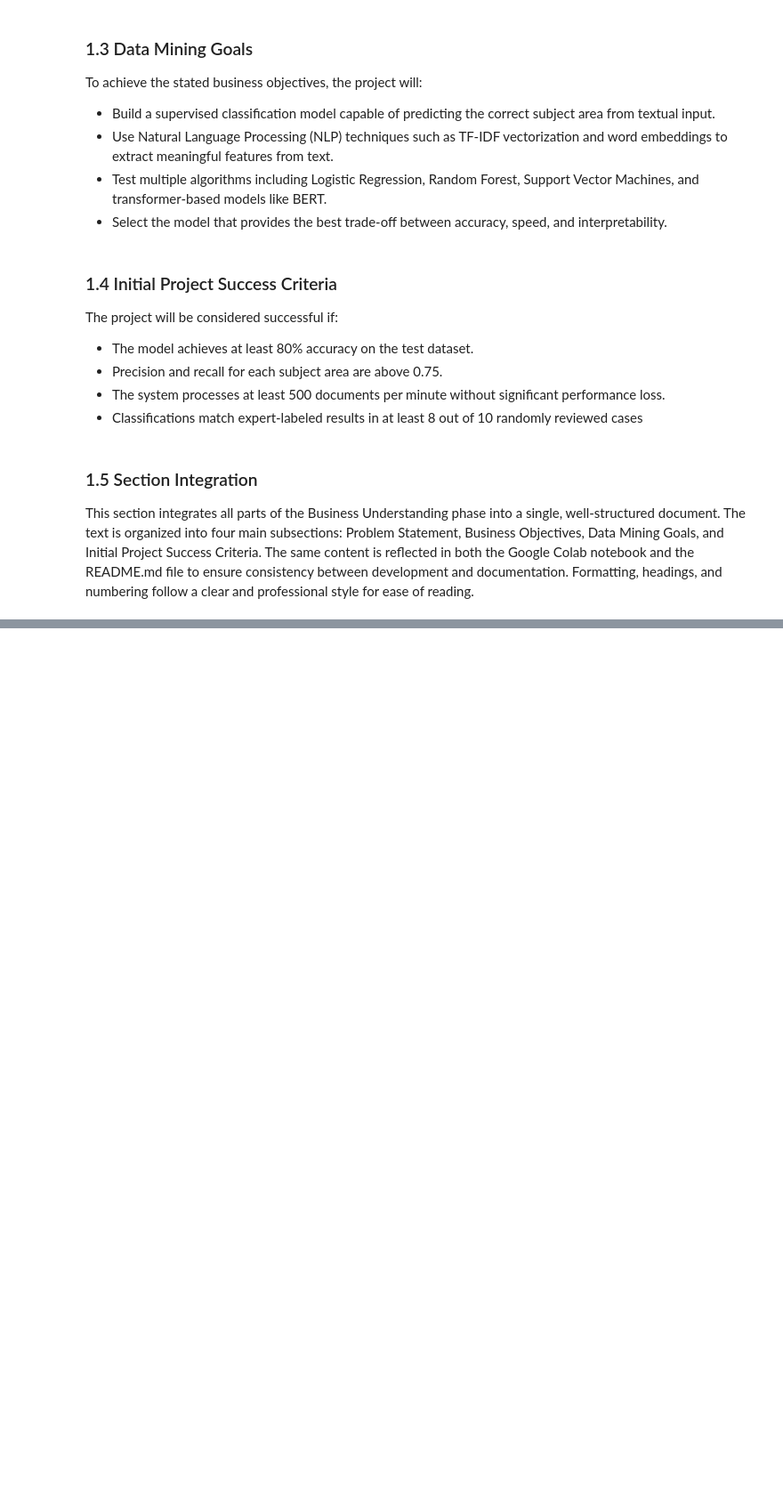
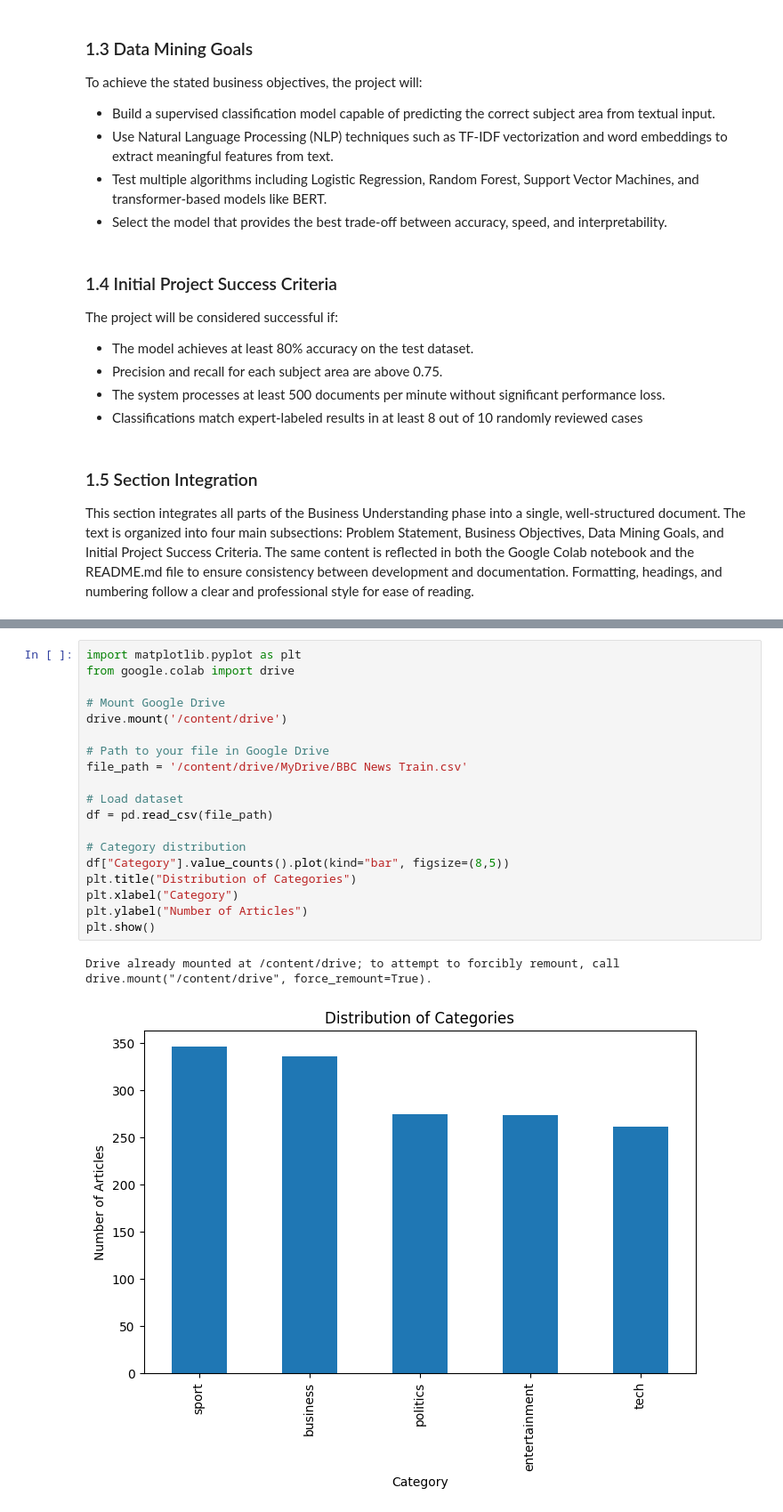
Before and after one commit to George-banda/Blood-donation-web, a Jupyter notebook: classification_of_domain_subject_area_reference.ipynb, the cells around one changed output, grey strips where cells are left out. Shown at 89% size. Drawn from its saved outputs; the diff is of its cells as text; blank space fills up the shorter version.

```diff
--- a/classification_of_domain_subject_area_reference.ipynb
+++ b/classification_of_domain_subject_area_reference.ipynb
@@ -59,0 +167,22 @@ FileNotFoundError: [Errno 2] No such file or directory: '/content/drive/MyDrive/
+# %%
+import matplotlib.pyplot as plt
+from google.colab import drive
+
+# Mount Google Drive
+drive.mount('/content/drive')
+
+# Path to your file in Google Drive
+file_path = '/content/drive/MyDrive/BBC News Train.csv'
+
+# Load dataset
+df = pd.read_csv(file_path)
+
+# Category distribution
+df["Category"].value_counts().plot(kind="bar", figsize=(8,5))
+plt.title("Distribution of Categories")
+plt.xlabel("Category")
+plt.ylabel("Number of Articles")
+plt.show()
+# %% [output]
+Drive already mounted at /content/drive; to attempt to forcibly remount, call drive.mount("/content/drive", force_remount=True).
+[figure, added]
```
Also changed, not shown: parts of 28 cells of this notebook.
